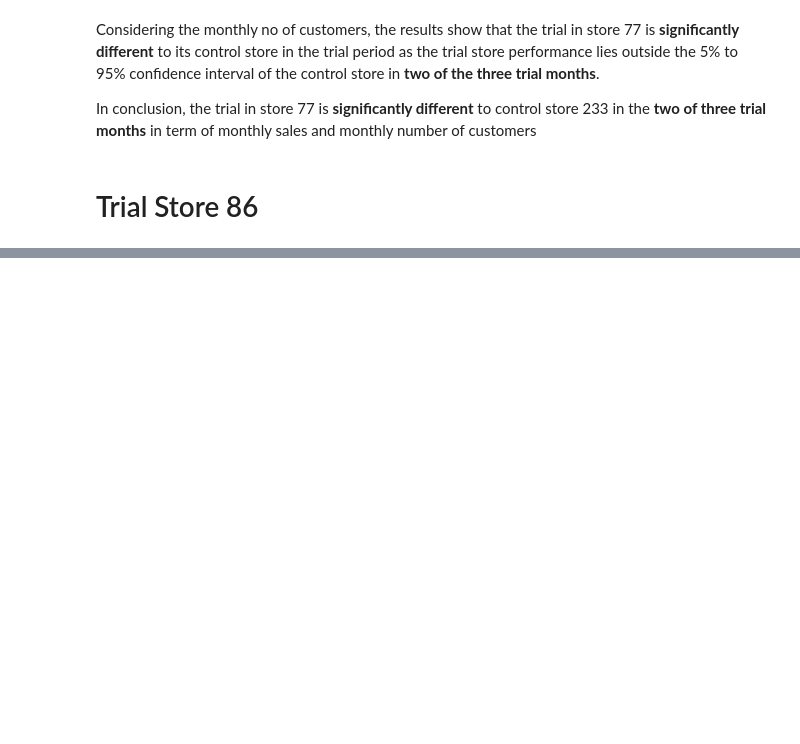
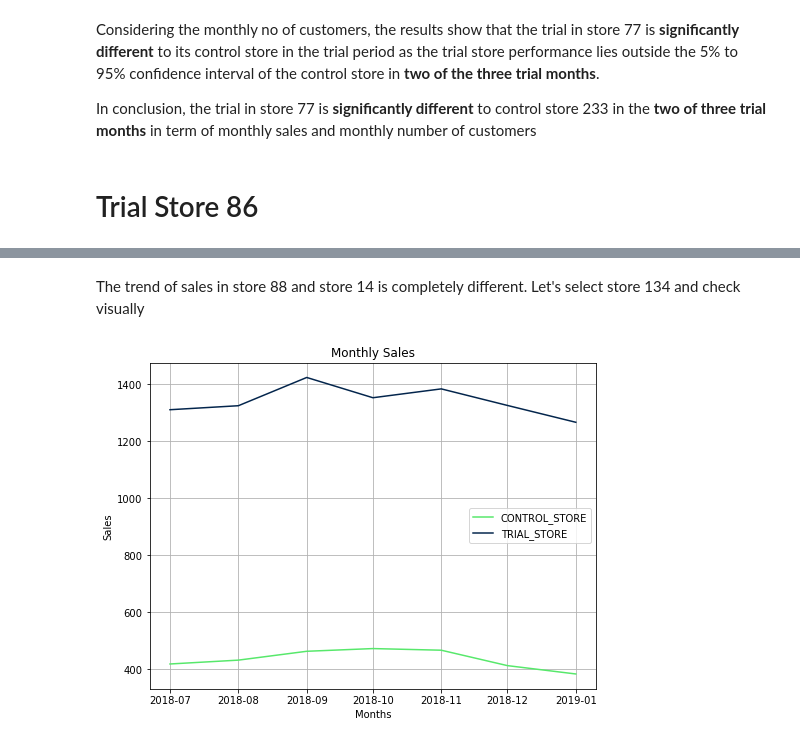
Before and after one commit to TrangNguyenn/Quantium_DataAnalytics, a Jupyter notebook: Task2_Quantium.ipynb, the cells around one changed output, grey strips where cells are left out. Cells and saved outputs as stored; diff of their text form; code cells hidden in the pictures; blank space fills up the shorter version.

```diff
--- a/Task2_Quantium.ipynb
+++ b/Task2_Quantium.ipynb
@@ -1136,0 +1277,7 @@ It looks like the number of customers is significantly higher in all of the thre
+# %% [markdown]
+The trend of sales in store 88 and store 14 is completely different. Let's select store 134 and check visually
+# %%
+control_store = 134
+visualise_sales()
+# %% [output]
+[figure, added]
```
Also changed, not shown: parts of 120 cells of this notebook.
